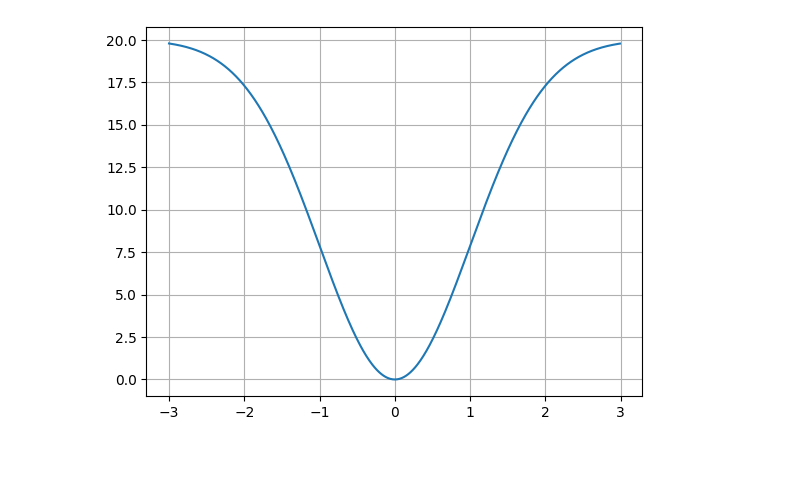
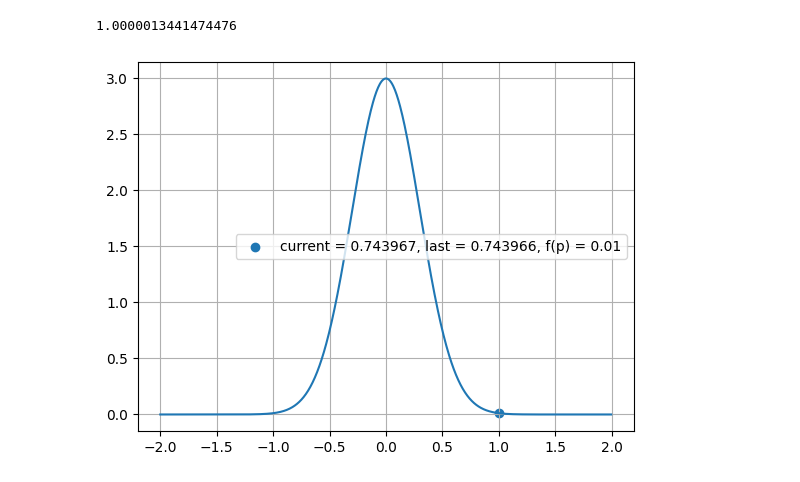
Before and after one commit to muehlefeldt/unity-machine-learning, a Jupyter notebook: notebooks/reward.ipynb, the cells around one changed output. Saved outputs shown, nothing was run; the diff lists cells and outputs as text; code cells hidden in the pictures.

Commit message:
New funcs for tests.

```diff
--- a/notebooks/reward.ipynb
+++ b/notebooks/reward.ipynb
@@ -46,12 +78,28 @@ def get_reward(dist_traveled, dist_to_target):
 # %%
-def hm(x) -> float:
-    omega = 1
+def func(x) -> float:
+    beta_f = 3
+    omega_f = 0.3
+    x = x
+    return (beta_f * np.exp(-1 * (x**2) / (2*(omega_f**2))))
 
-    return (-beta * np.exp(-1 * (x**2) / (2*(omega**2)))) + beta
+#def func(x):
+#    return x+1
 
-x = np.arange(-3, 3, 0.01)
-y = [hm(elem) for elem in x]
+current = 0.743967
+last = 0.743966
+
+# point = last - current + 0.25
+point = current / last
+
+x = np.arange(-2, 2, 0.005)
+y = [func(elem) for elem in x]
+
 plt.plot(x, y)
+plt.scatter(point, func(point), label=f"current = {current}, last = {last}, f(p) = {np.round(func(point), 2)}")
 plt.grid()
+plt.legend()
+
+point
 # %% [output]
+1.0000013441474476
-[figure, old version]
+[figure, new version]
```
Also changed, not shown: parts of 15 cells of this notebook.
